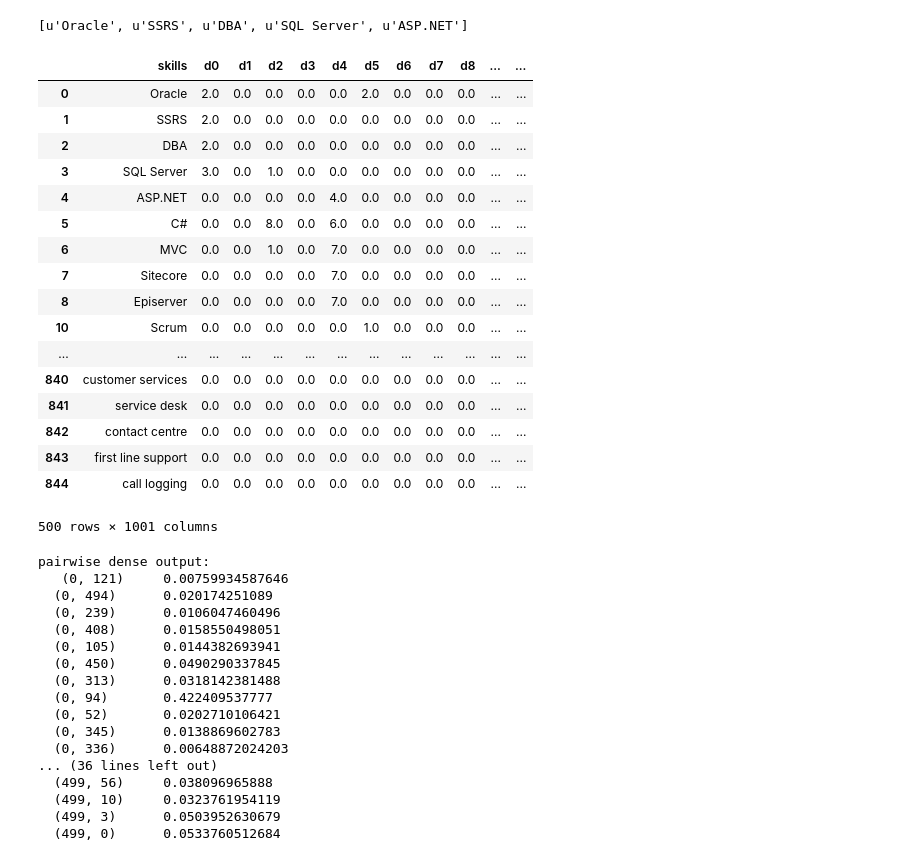
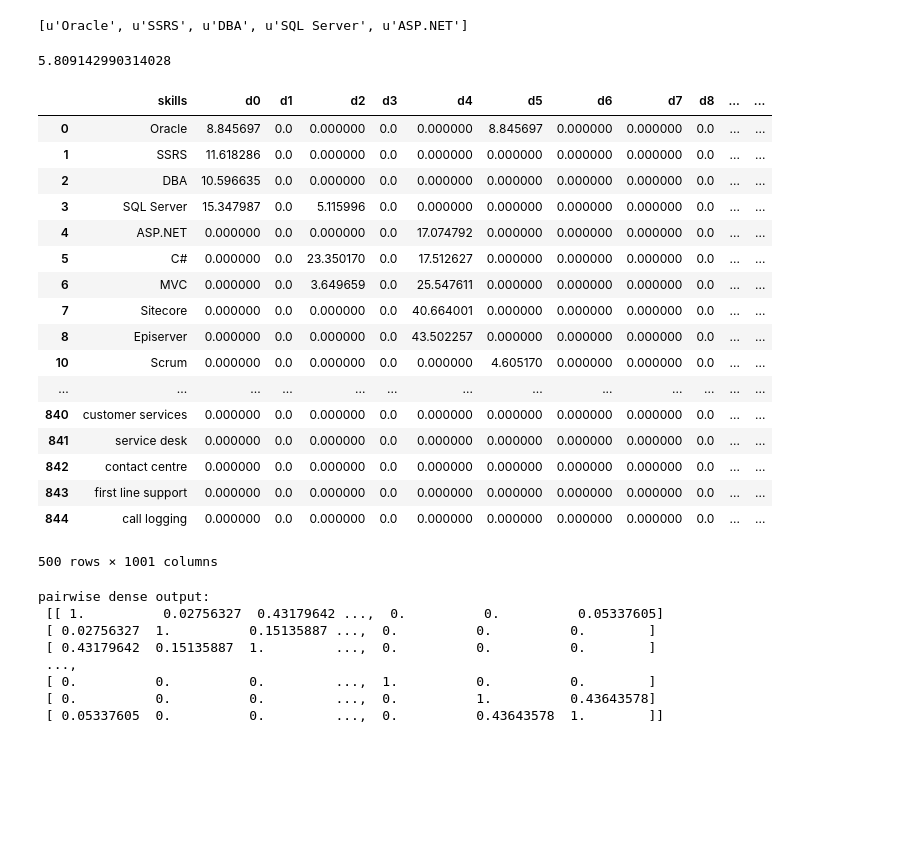
Before and after one commit to duyet/related-skills, a Jupyter notebook: related-skills.ipynb, the cells around one changed output. Saved outputs shown, nothing was run; the diff lists cells and outputs as text; code cells hidden in the pictures; blank space fills up the shorter version.

```diff
--- a/related-skills.ipynb
+++ b/related-skills.ipynb
@@ -43,40 +44,53 @@ td_matrix = pd.DataFrame()
 td_matrix['skills'] = all_skills
 td_matrix.drop_duplicates(inplace=True)
 # %%
-def term_in_doc(t, d):
+def term_frequency(t, d):
     return d.count(t)
+# %%
+idf_values = {}
+all_skills = td_matrix['skills'].tolist()
+num_of_docs = len(data.index)
+
+for skill in all_skills:
+    _skill = skill
+    contains_token = map(lambda doc: _skill in doc, data.skills.tolist())
+    idf_values[skill] = math.log(float(num_of_docs) / (1 + sum(contains_token)))
+# %%
+idf_values.get('SSRS')
+# %% [output]
+5.809142990314028
 # %%
 # Split for fast
 td_matrix = td_matrix.head(500)
 data = data
 
 def calc_td_matrix(i, row):
     for ix, tdrow in td_matrix.iterrows():
         doc = 'd' + str(i)
-        td_matrix.loc[ix, doc] = term_in_doc(tdrow['skills'], row['job_description'])
+        td_matrix.loc[ix, doc] = idf_values.get(tdrow['skills'] ,0) * term_frequency(tdrow['skills'], row['job_description'])
 
 for i, row in data.iterrows():
     calc_td_matrix(i, row)
 
 td_matrix
 # %% [output]
 |  | skills | d0 | d1 | d2 | d3 | d4 | d5 | d6 | d7 | d8 | ... | ... |
-| 0 | Oracle | 2.0 | 0.0 | 0.0 | 0.0 | 0.0 | 2.0 | 0.0 | 0.0 | 0.0 | ... | ... |
-| 1 | SSRS | 2.0 | 0.0 | 0.0 | 0.0 | 0.0 | 0.0 | 0.0 | 0.0 | 0.0 | ... | ... |
-| 2 | DBA | 2.0 | 0.0 | 0.0 | 0.0 | 0.0 | 0.0 | 0.0 | 0.0 | 0.0 | ... | ... |
-| 3 | SQL Server | 3.0 | 0.0 | 1.0 | 0.0 | 0.0 | 0.0 | 0.0 | 0.0 | 0.0 | ... | ... |
-| 4 | ASP.NET | 0.0 | 0.0 | 0.0 | 0.0 | 4.0 | 0.0 | 0.0 | 0.0 | 0.0 | ... | ... |
-| 5 | C# | 0.0 | 0.0 | 8.0 | 0.0 | 6.0 | 0.0 | 0.0 | 0.0 | 0.0 | ... | ... |
-| 6 | MVC | 0.0 | 0.0 | 1.0 | 0.0 | 7.0 | 0.0 | 0.0 | 0.0 | 0.0 | ... | ... |
-| 7 | Sitecore | 0.0 | 0.0 | 0.0 | 0.0 | 7.0 | 0.0 | 0.0 | 0.0 | 0.0 | ... | ... |
-| 8 | Episerver | 0.0 | 0.0 | 0.0 | 0.0 | 7.0 | 0.0 | 0.0 | 0.0 | 0.0 | ... | ... |
-| 10 | Scrum | 0.0 | 0.0 | 0.0 | 0.0 | 0.0 | 1.0 | 0.0 | 0.0 | 0.0 | ... | ... |
+| 0 | Oracle | 8.845697 | 0.0 | 0.000000 | 0.0 | 0.000000 | 8.845697 | 0.000000 | 0.000000 | 0.0 | ... | ... |
+| 1 | SSRS | 11.618286 | 0.0 | 0.000000 | 0.0 | 0.000000 | 0.000000 | 0.000000 | 0.000000 | 0.0 | ... | ... |
+| 2 | DBA | 10.596635 | 0.0 | 0.000000 | 0.0 | 0.000000 | 0.000000 | 0.000000 | 0.000000 | 0.0 | ... | ... |
+| 3 | SQL Server | 15.347987 | 0.0 | 5.115996 | 0.0 | 0.000000 | 0.000000 | 0.000000 | 0.000000 | 0.0 | ... | ... |
+| 4 | ASP.NET | 0.000000 | 0.0 | 0.000000 | 0.0 | 17.074792 | 0.000000 | 0.000000 | 0.000000 | 0.0 | ... | ... |
+| 5 | C# | 0.000000 | 0.0 | 23.350170 | 0.0 | 17.512627 | 0.000000 | 0.000000 | 0.000000 | 0.0 | ... | ... |
+| 6 | MVC | 0.000000 | 0.0 | 3.649659 | 0.0 | 25.547611 | 0.000000 | 0.000000 | 0.000000 | 0.0 | ... | ... |
+| 7 | Sitecore | 0.000000 | 0.0 | 0.000000 | 0.0 | 40.664001 | 0.000000 | 0.000000 | 0.000000 | 0.0 | ... | ... |
+| 8 | Episerver | 0.000000 | 0.0 | 0.000000 | 0.0 | 43.502257 | 0.000000 | 0.000000 | 0.000000 | 0.0 | ... | ... |
+| 10 | Scrum | 0.000000 | 0.0 | 0.000000 | 0.0 | 0.000000 | 4.605170 | 0.000000 | 0.000000 | 0.0 | ... | ... |
 | ... | ... | ... | ... | ... | ... | ... | ... | ... | ... | ... | ... | ... |
-| 840 | customer services | 0.0 | 0.0 | 0.0 | 0.0 | 0.0 | 0.0 | 0.0 | 0.0 | 0.0 | ... | ... |
-| 841 | service desk | 0.0 | 0.0 | 0.0 | 0.0 | 0.0 | 0.0 | 0.0 | 0.0 | 0.0 | ... | ... |
-| 842 | contact centre | 0.0 | 0.0 | 0.0 | 0.0 | 0.0 | 0.0 | 0.0 | 0.0 | 0.0 | ... | ... |
-| 843 | first line support | 0.0 | 0.0 | 0.0 | 0.0 | 0.0 | 0.0 | 0.0 | 0.0 | 0.0 | ... | ... |
-| 844 | call logging | 0.0 | 0.0 | 0.0 | 0.0 | 0.0 | 0.0 | 0.0 | 0.0 | 0.0 | ... | ... |
+| 840 | customer services | 0.000000 | 0.0 | 0.000000 | 0.0 | 0.000000 | 0.000000 | 0.000000 | 0.000000 | 0.0 | ... | ... |
+| 841 | service desk | 0.000000 | 0.0 | 0.000000 | 0.0 | 0.000000 | 0.000000 | 0.000000 | 0.000000 | 0.0 | ... | ... |
+| 842 | contact centre | 0.000000 | 0.0 | 0.000000 | 0.0 | 0.000000 | 0.000000 | 0.000000 | 0.000000 | 0.0 | ... | ... |
+| 843 | first line support | 0.000000 | 0.0 | 0.000000 | 0.0 | 0.000000 | 0.000000 | 0.000000 | 0.000000 | 0.0 | ... | ... |
+| 844 | call logging | 0.000000 | 0.0 | 0.000000 | 0.0 | 0.000000 | 0.000000 | 0.000000 | 0.000000 | 0.0 | ... | ... |
 500 rows × 1001 columns
 # %%
 td_matrix.to_csv('tmp/td_matrix.csv', index=False, encoding='utf-8')
@@ -93,26 +107,17 @@ skill_1 = _td_matrix.loc['Oracle'].tolist()
 skill_2 = _td_matrix.loc['DBA'].tolist()
 
 skills_sparse = sparse.csr_matrix(_td_matrix)
-similarities = cosine_similarity(skills_sparse, dense_output=False)
+similarities = cosine_similarity(skills_sparse)
 print('pairwise dense output:\n {}\n'.format(similarities))
 # %% [output]
 pairwise dense output:
-   (0, 121)     0.00759934587646
-  (0, 494)      0.020174251089
-  (0, 239)      0.0106047460496
-  (0, 408)      0.0158550498051
-  (0, 105)      0.0144382693941
-  (0, 450)      0.0490290337845
-  (0, 313)      0.0318142381488
-  (0, 94)       0.422409537777
-  (0, 52)       0.0202710106421
-  (0, 345)      0.0138869602783
-  (0, 336)      0.00648872024203
-... (36 lines left out)
-  (499, 56)     0.038096965888
-  (499, 10)     0.0323761954119
-  (499, 3)      0.0503952630679
-  (499, 0)      0.0533760512684
+ [[ 1.          0.02756327  0.43179642 ...,  0.          0.          0.05337605]
+ [ 0.02756327  1.          0.15135887 ...,  0.          0.          0.        ]
+ [ 0.43179642  0.15135887  1.         ...,  0.          0.          0.        ]
+ ...,
+ [ 0.          0.          0.         ...,  1.          0.          0.        ]
+ [ 0.          0.          0.         ...,  0.          1.          0.43643578]
+ [ 0.05337605  0.          0.         ...,  0.          0.43643578  1.        ]]
 # %%
 distance_matrix = pairwise_distances(skills_sparse, metric="cosine")
 distance_matrix
```
Also changed, not shown: parts of 6 cells of this notebook, 3 other files.
